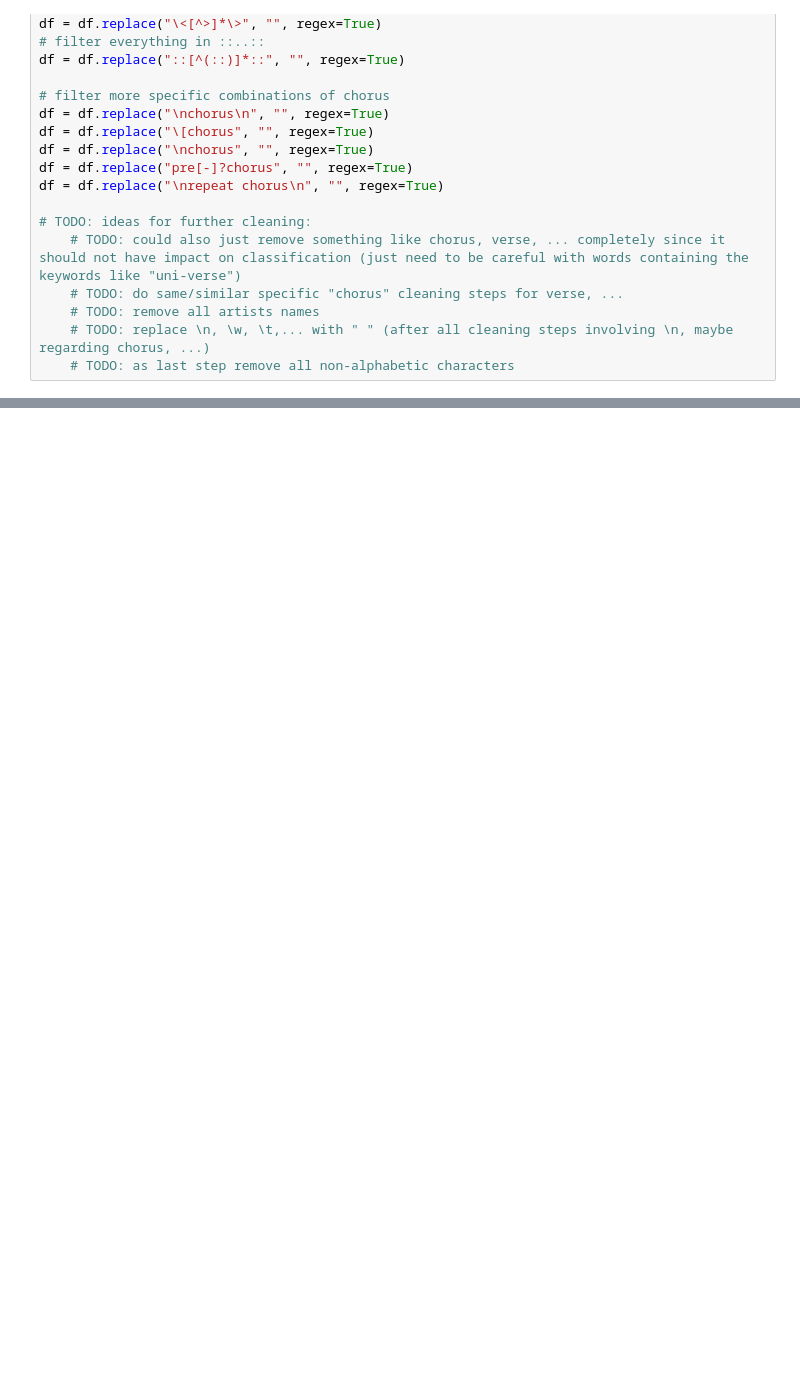
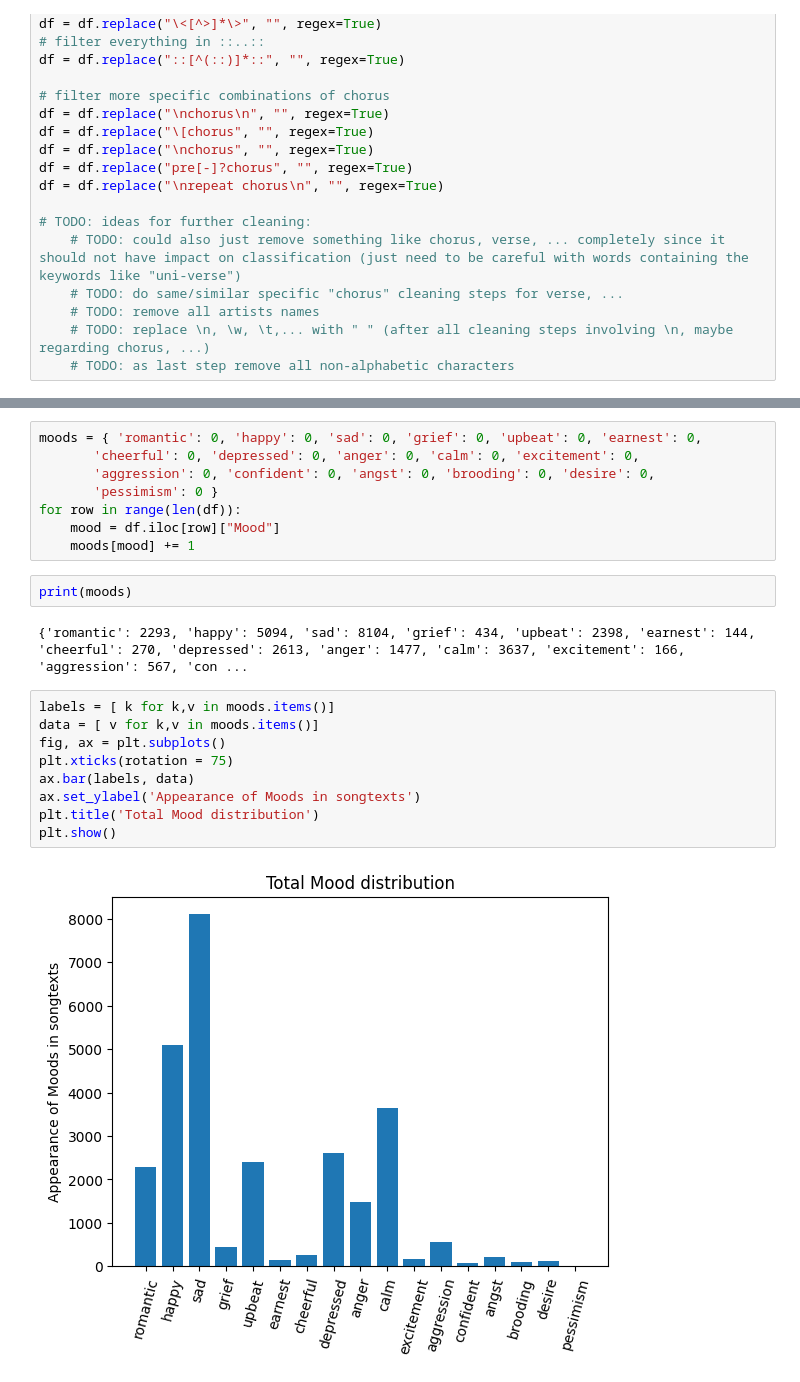
Before and after one commit to Simon-0711/ta_lyrics_sentiment_classification, a Jupyter notebook: data_exploration/kaggle_data_preprocessing.ipynb, the cells around one changed output, grey strips where cells are left out. Cells and saved outputs as stored; diff of their text form; blank space fills up the shorter version.

```diff
--- a/data_exploration/kaggle_data_preprocessing.ipynb
+++ b/data_exploration/kaggle_data_preprocessing.ipynb
@@ -238,0 +252,23 @@ df = df.replace("\nrepeat chorus\n", "", regex=True)
+# %%
+moods = { 'romantic': 0, 'happy': 0, 'sad': 0, 'grief': 0, 'upbeat': 0, 'earnest': 0,
+       'cheerful': 0, 'depressed': 0, 'anger': 0, 'calm': 0, 'excitement': 0,
+       'aggression': 0, 'confident': 0, 'angst': 0, 'brooding': 0, 'desire': 0,
+       'pessimism': 0 }
+for row in range(len(df)):
+    mood = df.iloc[row]["Mood"]
+    moods[mood] += 1
+# %%
+print(moods)
+# %% [output]
+{'romantic': 2293, 'happy': 5094, 'sad': 8104, 'grief': 434, 'upbeat': 2398, 'earnest': 144, 'cheerful': 270, 'depressed': 2613, 'anger': 1477, 'calm': 3637, 'excitement': 166, 'aggression': 567, 'con ...
+# %%
+labels = [ k for k,v in moods.items()]
+data = [ v for k,v in moods.items()]
+fig, ax = plt.subplots()
+plt.xticks(rotation = 75)
+ax.bar(labels, data)
+ax.set_ylabel('Appearance of Moods in songtexts')
+plt.title('Total Mood distribution')
+plt.show()
+# %% [output]
+[figure, added]
```
Also changed, not shown: parts of 18 cells of this notebook, 2 other files.
